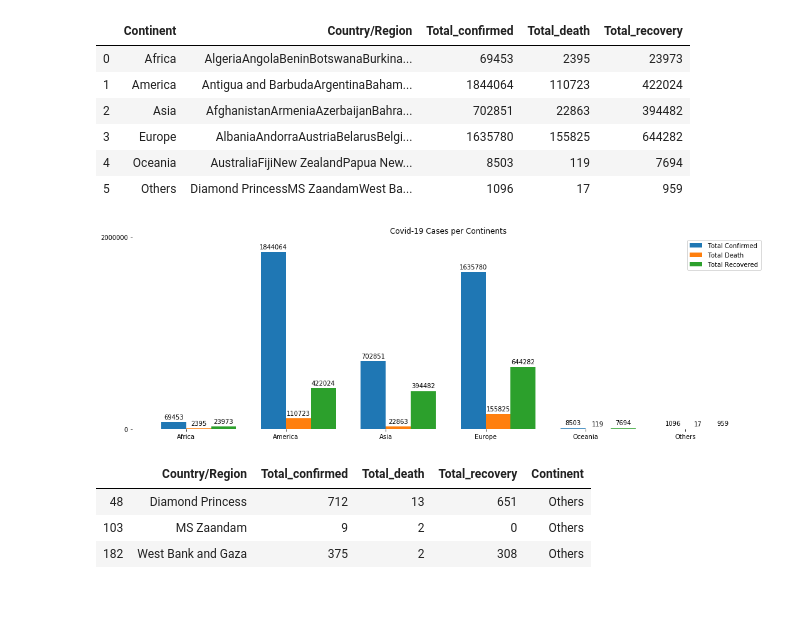
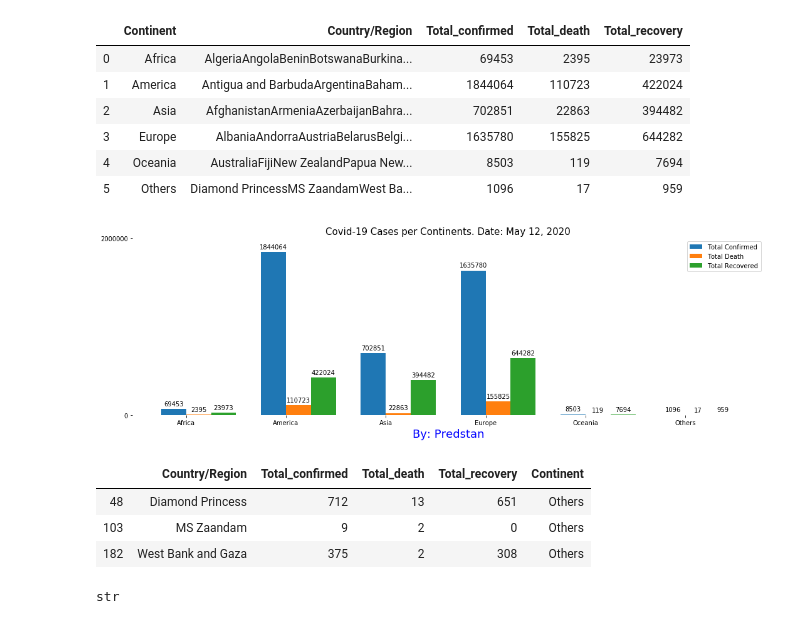
Before and after one commit to Predstan/COVID-19, a Jupyter notebook: covid_code.ipynb, the cells around one changed output. Drawn from its saved outputs; the diff is of its cells as text; code cells hidden in the pictures.

```diff
--- a/covid_code.ipynb
+++ b/covid_code.ipynb
@@ -323,6 +323,7 @@ combined_group
 | 4 | Oceania | AustraliaFijiNew ZealandPapua New... | 8503 | 119 | 7694 |
 | 5 | Others | Diamond PrincessMS ZaandamWest Ba... | 1096 | 17 | 959 |
 # %%
+current_date = dt.date.today().strftime("%d/%b/%y")
 labels = combined_group["Continent"]
 Total_confirmed = combined_group["Total_confirmed"]
 Total_recovery = combined_group["Total_recovery"]
@@ -337,35 +338,36 @@ rects2 = ax.bar(x + width/2, Total_death, width, label='Total Death')
 rects3 = ax.bar(x + 3*(width/2) , Total_recovery, width, label = "Total Recovered")
 # text for labels, title and custom x-axis tick labels, etc.
 spines = ["bottom", "right", "left", "top"]
 for spot in spines:
             ax.spines[spot].set_visible(False)
-ax.set_title('Covid-19 Cases per Continents')
+ax.set_title('Covid-19 Cases per Continents. Date: May 12, 2020', fontsize = 15)
 ax.set_yticks([0,2000000])
 ax.set_xticks(x)
 ax.set_xticklabels(labels)
 ax.legend()
+ax.set_xlabel("By: Predstan", fontsize = 18, c = "blue")
 
 
 def autolabel(rects):
     """Reacts to display height."""
     for rect in rects:
         height = rect.get_height()
         ax.annotate('{}'.format(height),
                     xy=(rect.get_x() + rect.get_width() / 2, height),
                     xytext=(0, 3),  # 3 points vertical offset
                     textcoords="offset points",
                     ha='center', va='bottom')
 
 
 autolabel(rects1)
 autolabel(rects2)
 autolabel(rects3)
 
 fig.tight_layout()
 
 plt.show()
 # %% [output]
-[figure, old version]
+[figure, new version]
 # %%
 combined[combined["Continent"] == "Others"]
 # %% [output]
@@ -375,0 +382,4 @@ combined[combined["Continent"] == "Others"]
+# %%
+type(current_date)
+# %% [output]
+str
```
Also changed, not shown: parts of 3 cells of this notebook.
